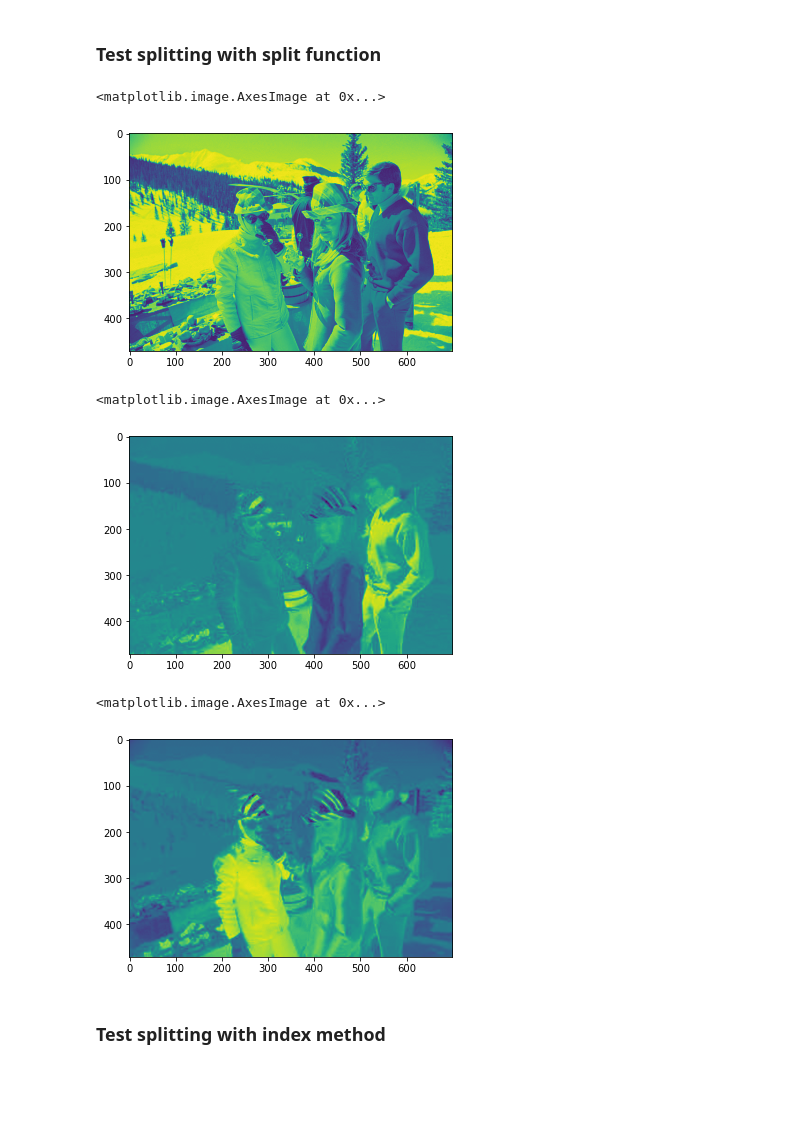
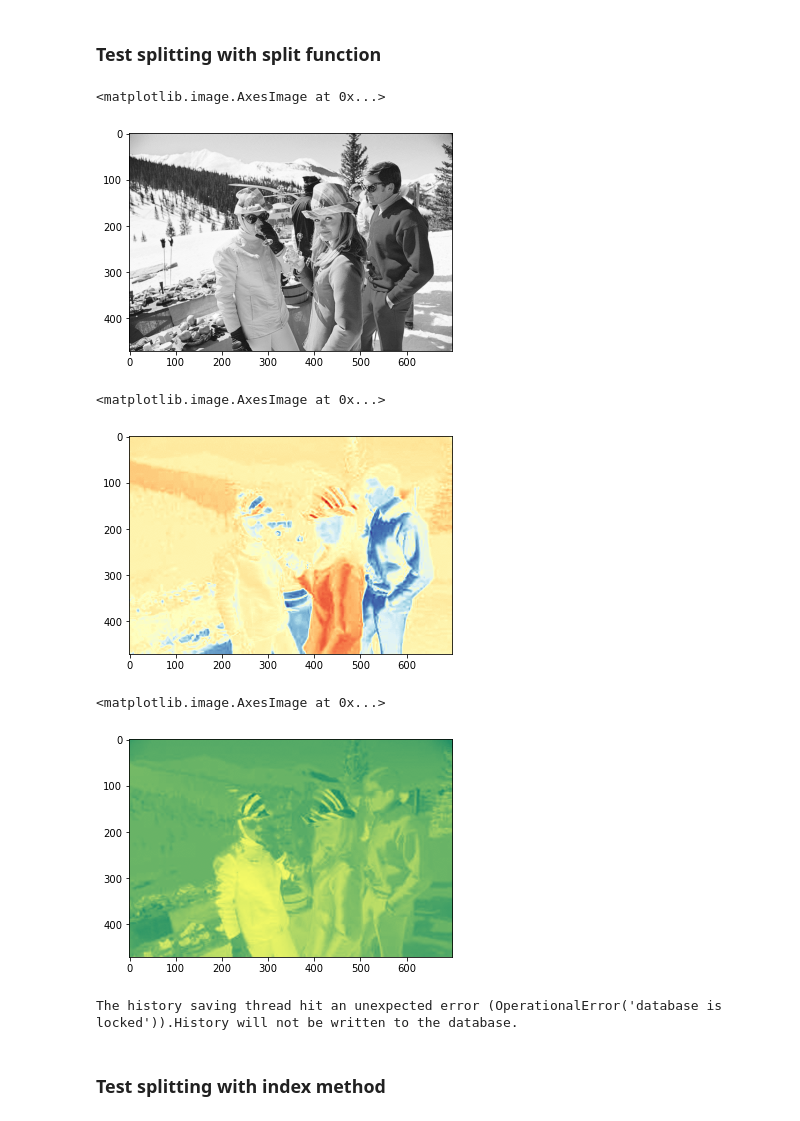
Before and after one commit to rainbowjoy1/MachineLearningClass, a Jupyter notebook: Debugging.ipynb, the cells around one changed output. Saved outputs shown, nothing was run; the diff lists cells and outputs as text; code cells hidden in the pictures; blank space fills up the shorter version.

```diff
--- a/Debugging.ipynb
+++ b/Debugging.ipynb
@@ -220,20 +220,21 @@ array([ 0.6359863 , -0.01265625, -0.26453125], dtype=float32)
 # %%
 L,A,B=cv2.split(imgLAB2)
 # %%
-plt.imshow(L) # For L Channel
+plt.imshow(L, cmap = plt.cm.gray) # For L Channel
 # %% [output]
 <matplotlib.image.AxesImage at 0x...>
-[figure, old version]
+[figure, new version]
 # %%
-plt.imshow(A) # For A Channel (Here's what You need)
+plt.imshow(A, cmap = plt.cm.RdYlBu ) # For A Channel (Here's what You need)
 # %% [output]
 <matplotlib.image.AxesImage at 0x...>
-[figure, old version]
+[figure, new version]
 # %%
-plt.imshow(B) # For B Channel
+plt.imshow(B, cmap = plt.cm.summer) # For B Channel
 # %% [output]
 <matplotlib.image.AxesImage at 0x...>
-[figure, old version]
+[figure, new version]
+The history saving thread hit an unexpected error (OperationalError('database is locked')).History will not be written to the database.
 # %% [markdown]
 ### Test splitting with index method
 # %%
```
Also changed, not shown: parts of 21 cells of this notebook, 6 other files.
